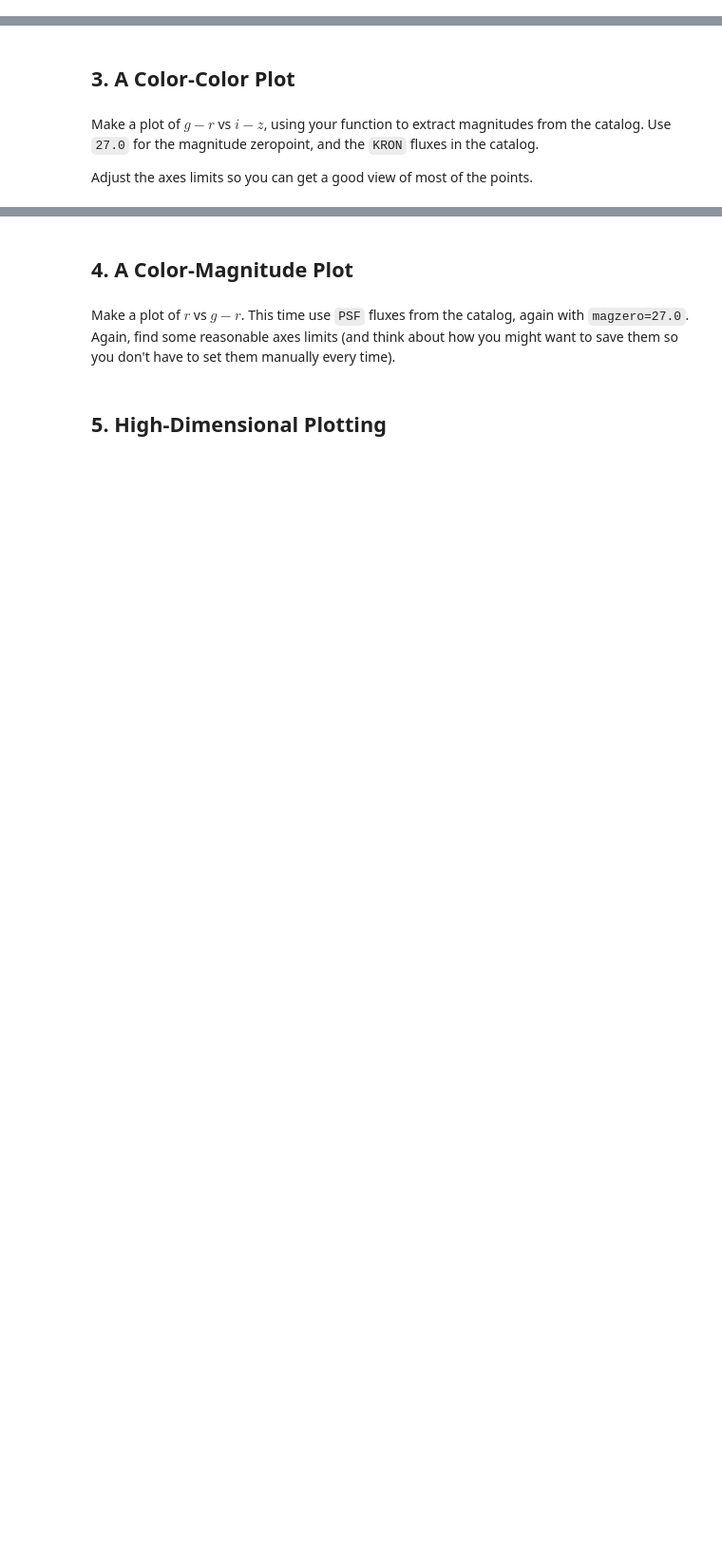
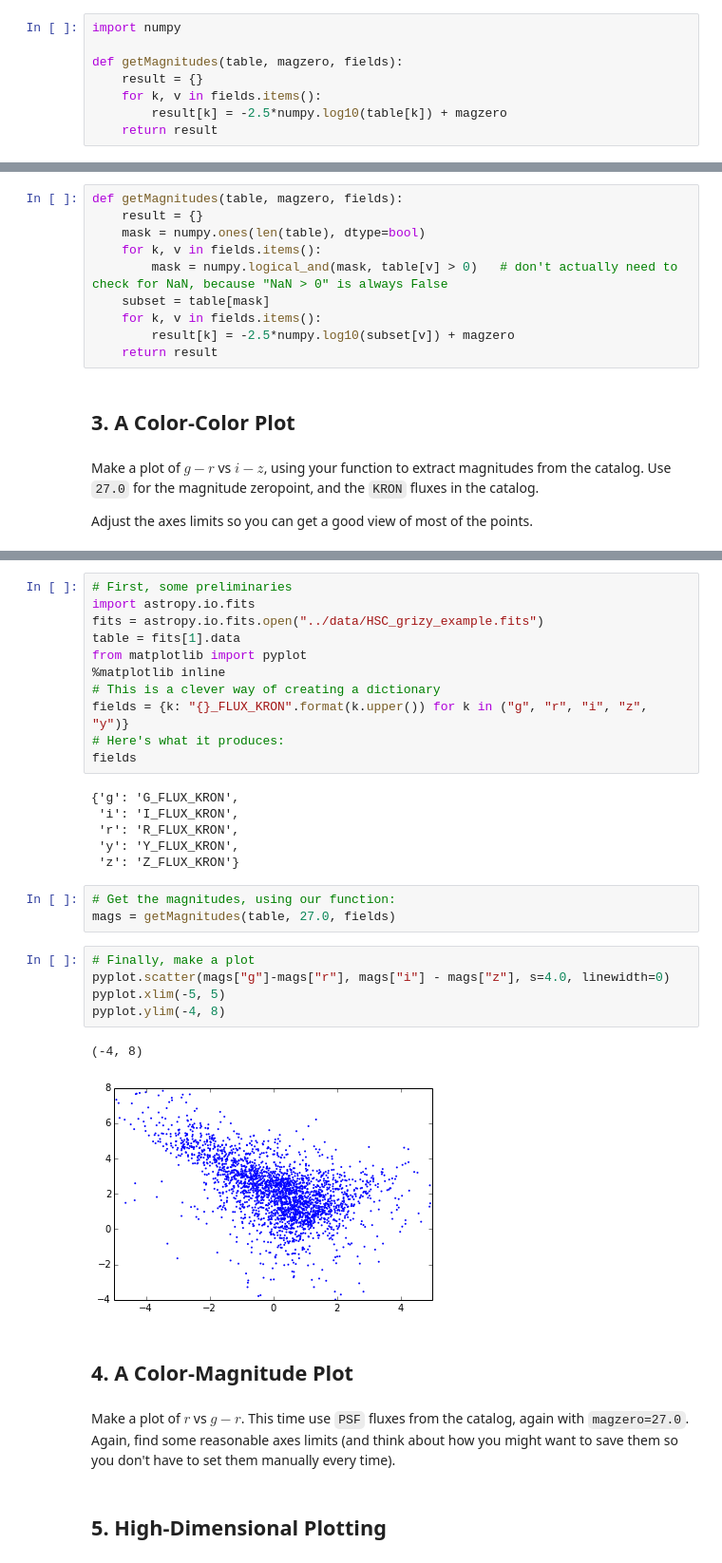
Before and after one commit to pmelchior/usrp-sciprog, a Jupyter notebook: day4/exercises.ipynb, the cells around one changed output, grey strips where cells are left out. Shown at 95% size. Cells and saved outputs as stored; diff of their text form; blank space fills up the shorter version.

Commit message:
Completed examples for exercises 1-3 of day 4.

```diff
--- a/day4/exercises.ipynb
+++ b/day4/exercises.ipynb
@@ -11,3 +13,11 @@ mags = getMagnitudes(table, magzero, {"r": "R_FLUX_KRON", "i": "I_FLUX_KRON"})
+# %%
+import numpy
+
+def getMagnitudes(table, magzero, fields):
+    result = {}
+    for k, v in fields.items():
+        result[k] = -2.5*numpy.log10(table[k]) + magzero
+    return result
 # %% [markdown]
 ## 2. Filtering the catalog
 # %% [markdown]
@@ -18,3 +30,13 @@ Make sure each magnitude array your function returns is consistent (i.e. they al
+# %%
+def getMagnitudes(table, magzero, fields):
+    result = {}
+    mask = numpy.ones(len(table), dtype=bool)
+    for k, v in fields.items():
+        mask = numpy.logical_and(mask, table[v] > 0)   # don't actually need to check for NaN, because "NaN > 0" is always False
+    subset = table[mask]
+    for k, v in fields.items():
+        result[k] = -2.5*numpy.log10(subset[v]) + magzero
+    return result
 # %% [markdown]
 ## 3. A Color-Color Plot
 # %% [markdown]
@@ -24,3 +48,31 @@ Adjust the axes limits so you can get a good view of most of the points.
+# %%
+# First, some preliminaries
+import astropy.io.fits
+fits = astropy.io.fits.open("../data/HSC_grizy_example.fits")
+table = fits[1].data
+from matplotlib import pyplot
+%matplotlib inline
+# This is a clever way of creating a dictionary
+fields = {k: "{}_FLUX_KRON".format(k.upper()) for k in ("g", "r", "i", "z", "y")}
+# Here's what it produces:
+fields
+# %% [output]
+{'g': 'G_FLUX_KRON',
+ 'i': 'I_FLUX_KRON',
+ 'r': 'R_FLUX_KRON',
+ 'y': 'Y_FLUX_KRON',
+ 'z': 'Z_FLUX_KRON'}
+# %%
+# Get the magnitudes, using our function:
+mags = getMagnitudes(table, 27.0, fields)
+# %%
+# Finally, make a plot
+pyplot.scatter(mags["g"]-mags["r"], mags["i"] - mags["z"], s=4.0, linewidth=0)
+pyplot.xlim(-5, 5)
+pyplot.ylim(-4, 8)
+# %% [output]
+(-4, 8)
+[figure, added]
 # %% [markdown]
 ## 4. A Color-Magnitude Plot
 # %% [markdown]
```
Also changed, not shown: parts of 3 cells of this notebook.
